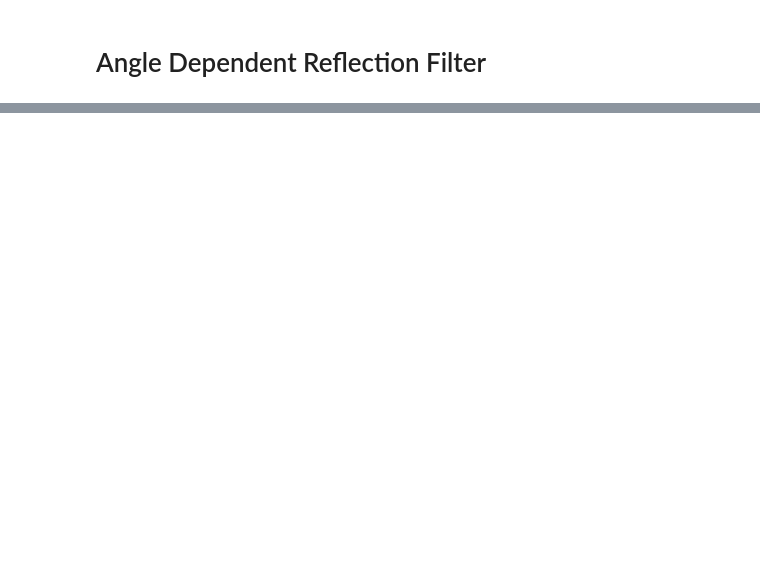
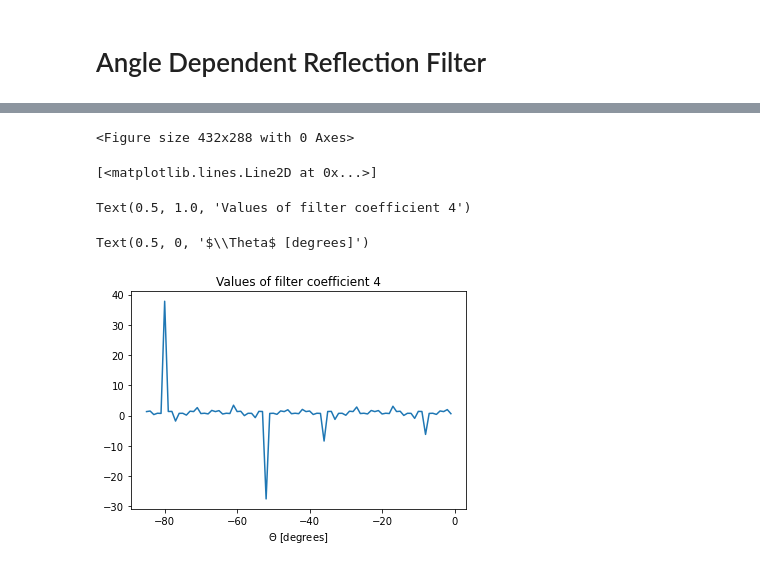
Before and after one commit to steDamiano/pyroadacoustics, a Jupyter notebook: angle_dep_filter.ipynb, the cells around one changed output, grey strips where cells are left out. Cells and saved outputs as stored; diff of their text form; code cells hidden in the pictures; blank space fills up the shorter version.

```diff
--- a/angle_dep_filter.ipynb
+++ b/angle_dep_filter.ipynb
@@ -111,0 +184,35 @@ Absorption Coefficients:  [0.19 0.28 0.36 0.42 0.46 0.49 0.5  0.49]
+# %%
+def compute_air_impedance(T, p = 1, c = None):
+    ## Computes air impedance given:
+    #   T: temperature in Kelvin
+    #   p: atmospheric pressure in atm
+    #   c: speed of sound in air, at temperature T
+    if c == None:
+        c = compute_speed_sound(T)
+    p = p * 101325          # Convert atm to Pascal
+    R_spec = 287.058
+    return p / (R_spec * T) * c
+
+def compute_speed_sound(T):
+    ## Computes speed of sound in air at temperature T:
+    #   T: temperature expressed in Kelvin
+    import numpy as np
+    return 331.3 * np.sqrt(T / 273.15)
+# %%
+theta_vector = np.arange(-85,0,1)
+Z0 = compute_air_impedance(20 + 273.15)
+c = compute_speed_sound(20 + 273.15)
+Z = - Z0 * (refl + 1) / (refl-1)
+filter_len = 20
+filters = np.zeros((len(theta_vector),filter_len, 1))
+b_fir = np.zeros((len(theta_vector), numtaps))
+H_fir = np.zeros((len(theta_vector), numtaps), dtype = np.complex_)
+
+# Compute filters coefficients for all thetas
+for idx, theta in enumerate(theta_vector):
+    R = ((Z * np.cos(theta) - Z0) / (Z * np.cos(theta) + Z0))
+    # b_fir = scipy.signal.firls(numtaps, f_sel / 4000, R)      # Exception 'Desired must be positive'
+    b_fir[idx] = scipy.signal.firwin2(numtaps, f_sel / 4000, R)
+    # time, imp_resp1 = scipy.signal.dimpulse((b_fir[idx], np.concatenate((np.array([1.]), np.zeros(len(b_fir[idx])-1))), 1), n=filter_len)
+    # filters[idx] = imp_resp1[0]
+    w, H_fir[idx] = scipy.signal.freqz(b_fir[idx], a=1, worN = numtaps)
@@ -111,0 +269,13 @@ Absorption Coefficients:  [0.19 0.28 0.36 0.42 0.46 0.49 0.5  0.49]
+# %%
+plt.figure()
+sel_coeff = 4
+plt.plot(theta_vector, b_fir[:,sel_coeff])
+plt.title('Values of filter coefficient %d' %sel_coeff)
+plt.xlabel(r'$\Theta$ [degrees]')
+plt.show()
+# %% [output]
+<Figure size 432x288 with 0 Axes>
+[<matplotlib.lines.Line2D at 0x...>]
+Text(0.5, 1.0, 'Values of filter coefficient 4')
+Text(0.5, 0, '$\\Theta$ [degrees]')
+[figure, added]
```
Also changed, not shown: parts of 10 cells of this notebook, 1 other file.
